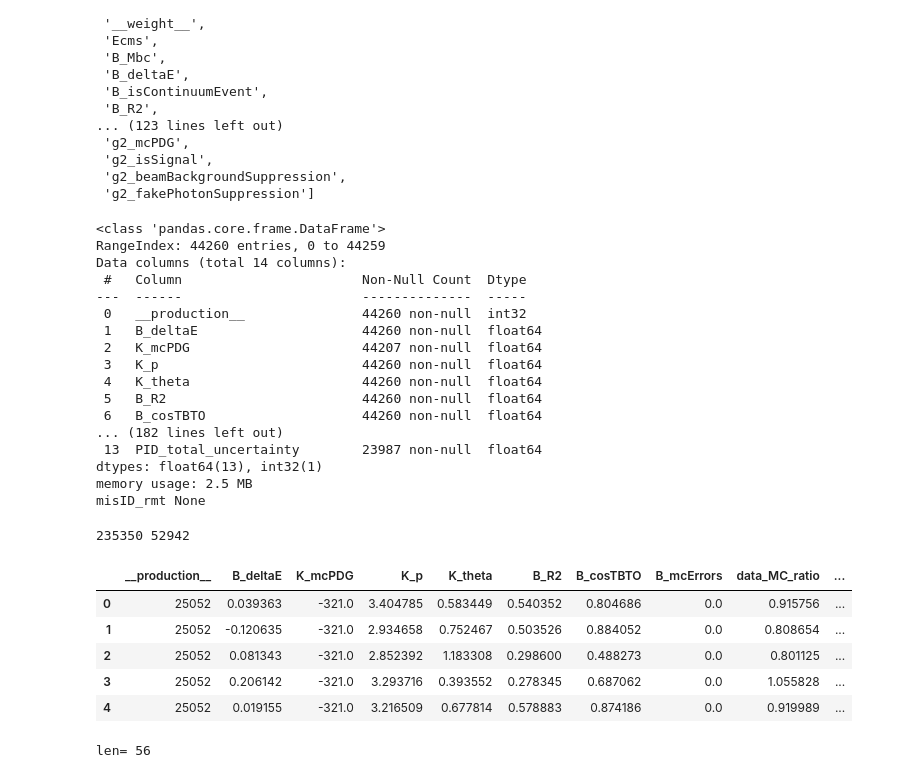
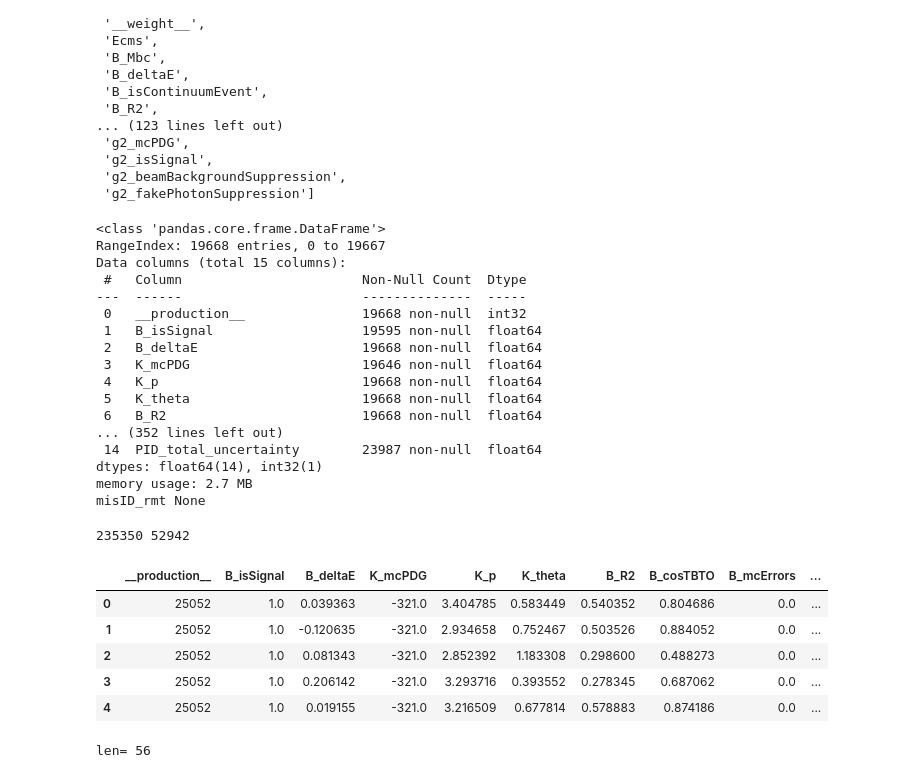
Before and after one commit to lorenzennio/pyhf-tutorial, a Jupyter notebook: pid-weights.ipynb, the cells around one changed output. Drawn from its saved outputs; the diff is of its cells as text; code cells hidden in the pictures.

```diff
--- a/pid-weights.ipynb
+++ b/pid-weights.ipynb
@@ -103,25 +103,25 @@ Excluded values are shown as hashed regions.
 # %%
 BASE = Path('/home/belle/zhangboy/Summer_workshop_2023/Ntuples')
 ntuples = {
-    'data'          : [ {BASE / 'MC15ri_b_Kpi0_generic_200fb_8/charged.root': 'Bsig'},
-                        {BASE / 'MC15ri_b_Kpi0_generic_200fb_8/mixed.root': 'Bsig'},
-                        {BASE / 'MC15ri_b_Kpi0_generic_200fb_8/ssbar.root': 'Bsig'},
-                        {BASE / 'MC15ri_b_Kpi0_generic_200fb_8/ccbar.root': 'Bsig'}],
-    'signal'        : [ {BASE / 'MC15ri_b_Kpi0_signal_8/00.root': 'Bsig'}],
-    'signal_rmt'    : [ {BASE / 'MC15ri_b_Kpi0_signal_rmT_4/sub00/grid_00000_job348357260_00.root': 'Bsig'}],
-    'qqbar'         : [ {BASE / 'MC15ri_b_Kpi0_generic_200fb_9/ssbar.root' : 'Bsig'},
-                        {BASE / 'MC15ri_b_Kpi0_generic_200fb_9/ccbar.root' : 'Bsig'}],
-    'qqbar_rmt'     : [ {BASE / 'MC15ri_b_Kpi0_generic_200fb_9/ssbar_rmT.root': 'Bsig'},
-                        {BASE / 'MC15ri_b_Kpi0_generic_200fb_9/ccbar_rmT.root': 'Bsig'}],
-    'BBbar'         : [ {BASE / 'MC15ri_b_Kpi0_generic_200fb_9/charged.root': 'Bsig'},
-                        {BASE / 'MC15ri_b_Kpi0_generic_200fb_9/mixed.root': 'Bsig'}],
-    'BBbar_rmt'     : [ {BASE / 'MC15ri_b_Kpi0_generic_200fb_9/charged_rmT.root': 'Bsig'},
-                        {BASE / 'MC15ri_b_Kpi0_generic_200fb_9/mixed_rmT.root': 'Bsig'}],
-    'misID'         : [ {BASE / 'MC15ri_b_Kpi0_misID/misID.root': 'Bsig'}],
-    'misID_rmt'     : [ {BASE / 'MC15ri_b_Kpi0_misID/misID_rmT.root': 'Bsig'}]
+    'data_ssbar'    : {BASE / 'MC15ri_b_Kpi0_generic_200fb_8/ssbar.root': 'Bsig'},
+    'data_ccbar'    : {BASE / 'MC15ri_b_Kpi0_generic_200fb_8/ccbar.root': 'Bsig'},
+    'data_charged'  : {BASE / 'MC15ri_b_Kpi0_generic_200fb_8/charged.root': 'Bsig'},
+    'data_mixed'    : {BASE / 'MC15ri_b_Kpi0_generic_200fb_8/mixed.root': 'Bsig'},
+    'signal'        : {BASE / 'MC15ri_b_Kpi0_signal_8/00.root': 'Bsig'},
+    'signal_rmt'    : {BASE / 'MC15ri_b_Kpi0_signal_rmT_4/sub00/grid_00000_job348357260_00.root': 'Bsig'},
+    'ssbar'         : {BASE / 'MC15ri_b_Kpi0_generic_200fb_9/ssbar.root' : 'Bsig'},
+    'ssbar_rmt'     : {BASE / 'MC15ri_b_Kpi0_generic_200fb_9/ssbar_rmT.root': 'Bsig'},
+    'ccbar'         : {BASE / 'MC15ri_b_Kpi0_generic_200fb_9/ccbar.root' : 'Bsig'},
+    'ccbar_rmt'     : {BASE / 'MC15ri_b_Kpi0_generic_200fb_9/ccbar_rmT.root': 'Bsig'},
+    'charged'       : {BASE / 'MC15ri_b_Kpi0_generic_200fb_9/charged.root': 'Bsig'},
+    'charged_rmt'   : {BASE / 'MC15ri_b_Kpi0_generic_200fb_9/charged_rmT.root': 'Bsig'},
+    'mixed'         : {BASE / 'MC15ri_b_Kpi0_generic_200fb_9/mixed.root': 'Bsig'},
+    'mixed_rmt'     : {BASE / 'MC15ri_b_Kpi0_generic_200fb_9/mixed_rmT.root': 'Bsig'},
+    'misID'         : {BASE / 'MC15ri_b_Kpi0_misID/misID.root': 'Bsig'},
+    'misID_rmt'     : {BASE / 'MC15ri_b_Kpi0_misID/misID_rmT.root': 'Bsig'}
 }
 
-cols = ['__production__', 'B_deltaE', 'K_mcPDG',  'K_p', 'K_theta', 'B_R2', 'B_cosTBTO', 'B_mcErrors']
+cols = ['__production__', 'B_isSignal', 'B_deltaE', 'K_mcPDG',  'K_p', 'K_theta', 'B_R2', 'B_cosTBTO', 'B_mcErrors']
 pid_cols = ['data_MC_ratio',
             'data_MC_uncertainty_stat_up', 'data_MC_uncertainty_stat_dn',
             'data_MC_uncertainty_sys_up', 'data_MC_uncertainty_sys_dn']
@@ -185,21 +185,21 @@ for k,v in ntuples.items():
         file['B'] = df
 # %% [output]
 <class 'pandas.core.frame.DataFrame'>
-RangeIndex: 44260 entries, 0 to 44259
-Data columns (total 14 columns):
+RangeIndex: 19668 entries, 0 to 19667
+Data columns (total 15 columns):
  #   Column                       Non-Null Count  Dtype
 ---  ------                       --------------  -----
- 0   __production__               44260 non-null  int32
- 1   B_deltaE                     44260 non-null  float64
- 2   K_mcPDG                      44207 non-null  float64
- 3   K_p                          44260 non-null  float64
- 4   K_theta                      44260 non-null  float64
- 5   B_R2                         44260 non-null  float64
- 6   B_cosTBTO                    44260 non-null  float64
-... (182 lines left out)
- 13  PID_total_uncertainty        23987 non-null  float64
-dtypes: float64(13), int32(1)
-memory usage: 2.5 MB
+ 0   __production__               19668 non-null  int32
+ 1   B_isSignal                   19595 non-null  float64
+ 2   B_deltaE                     19668 non-null  float64
+ 3   K_mcPDG                      19646 non-null  float64
+ 4   K_p                          19668 non-null  float64
+ 5   K_theta                      19668 non-null  float64
+ 6   B_R2                         19668 non-null  float64
+... (352 lines left out)
+ 14  PID_total_uncertainty        23987 non-null  float64
+dtypes: float64(14), int32(1)
+memory usage: 2.7 MB
 misID_rmt None
 # %%
 print(nK, npi)
@@ -398,17 +398,17 @@ def dumpSyst(dia, ovec, cent, names, fname):
         else:
             f.write("c," + ",".join(["{:6.3f}".format(d) for d in v*100]) + "\n")
 # %%
-productions = ['signal', 'qqbar', 'BBbar', 'misID']
+productions = ['signal', 'ssbar', 'ccbar', 'charged', 'mixed', 'misID']
 files = [{f'ntuples/{p}.root':'B'} for p in productions]
 all = uproot.concatenate(files, cols+pid_cols+['PID_total_uncertainty'], library='pd')
 all.head()
 # %% [output]
-|  | __production__ | B_deltaE | K_mcPDG | K_p | K_theta | B_R2 | B_cosTBTO | B_mcErrors | data_MC_ratio | ... |
-| 0 | 25052 | 0.039363 | -321.0 | 3.404785 | 0.583449 | 0.540352 | 0.804686 | 0.0 | 0.915756 | ... |
-| 1 | 25052 | -0.120635 | -321.0 | 2.934658 | 0.752467 | 0.503526 | 0.884052 | 0.0 | 0.808654 | ... |
-| 2 | 25052 | 0.081343 | -321.0 | 2.852392 | 1.183308 | 0.298600 | 0.488273 | 0.0 | 0.801125 | ... |
-| 3 | 25052 | 0.206142 | -321.0 | 3.293716 | 0.393552 | 0.278345 | 0.687062 | 0.0 | 1.055828 | ... |
-| 4 | 25052 | 0.019155 | -321.0 | 3.216509 | 0.677814 | 0.578883 | 0.874186 | 0.0 | 0.919989 | ... |
+|  | __production__ | B_isSignal | B_deltaE | K_mcPDG | K_p | K_theta | B_R2 | B_cosTBTO | B_mcErrors | ... |
+| 0 | 25052 | 1.0 | 0.039363 | -321.0 | 3.404785 | 0.583449 | 0.540352 | 0.804686 | 0.0 | ... |
+| 1 | 25052 | 1.0 | -0.120635 | -321.0 | 2.934658 | 0.752467 | 0.503526 | 0.884052 | 0.0 | ... |
+| 2 | 25052 | 1.0 | 0.081343 | -321.0 | 2.852392 | 1.183308 | 0.298600 | 0.488273 | 0.0 | ... |
+| 3 | 25052 | 1.0 | 0.206142 | -321.0 | 3.293716 | 0.393552 | 0.278345 | 0.687062 | 0.0 | ... |
+| 4 | 25052 | 1.0 | 0.019155 | -321.0 | 3.216509 | 0.677814 | 0.578883 | 0.874186 | 0.0 | ... |
 # %%
 pid = PIDstatErrorPropagator(all, varStat='PID_total_uncertainty', nrep=500)
 
```
Also changed, not shown: 25 other files.
